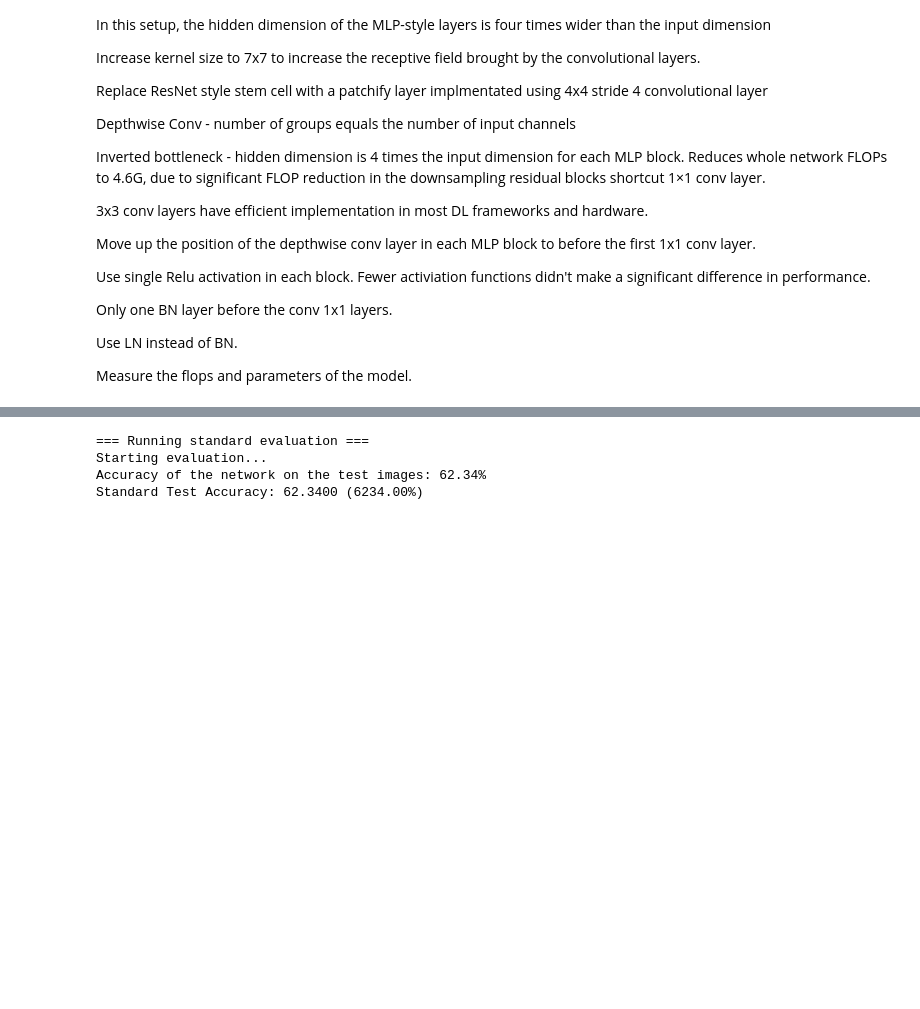
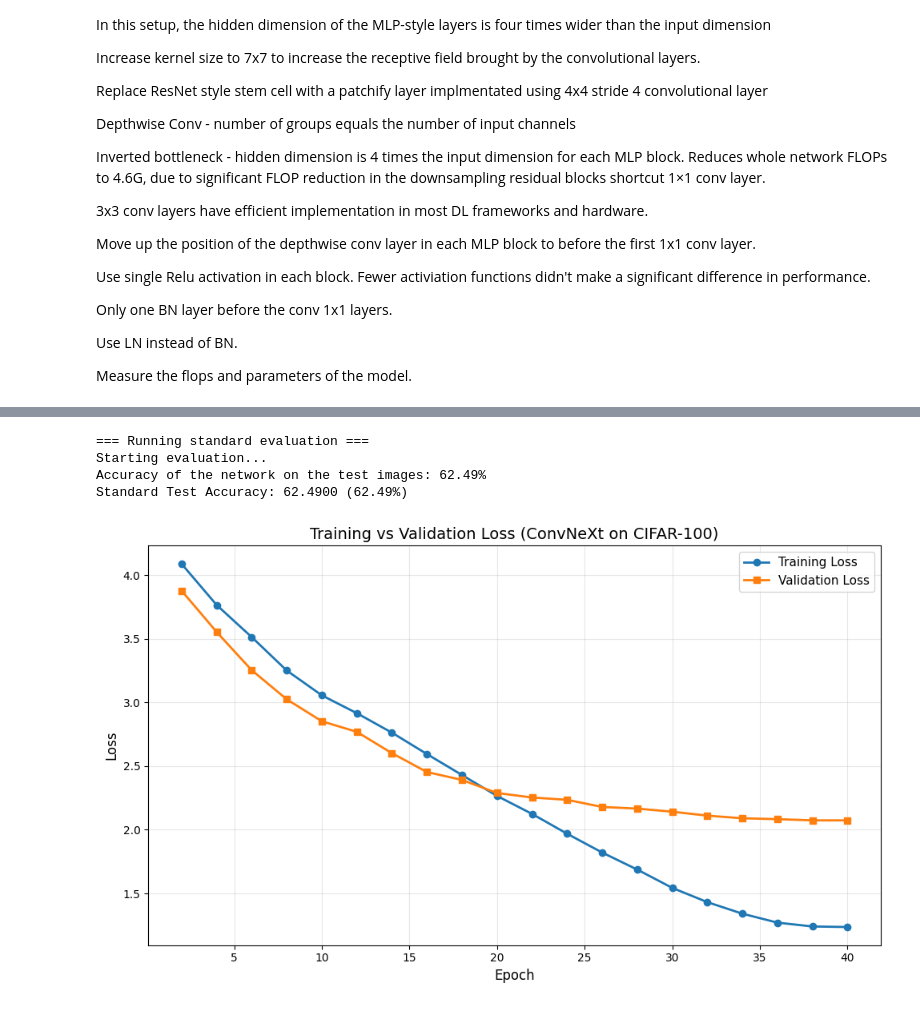
Before and after one commit to czhou578/ai-notebooks, a Jupyter notebook: convNeXt.ipynb, the cells around one changed output, grey strips where cells are left out. Saved outputs shown, nothing was run; the diff lists cells and outputs as text; code cells hidden in the pictures; blank space fills up the shorter version.

```diff
--- a/convNeXt.ipynb
+++ b/convNeXt.ipynb
@@ -179,7 +181,7 @@ test_loader = DataLoader(
 
 num_classes = 100
 
-model = ConvNeXt().to(device, memory_format=torch.channels_last)
+model = ConvNeXt().to(device)
 model = torch.compile(model)
 
 num_epochs = 40
@@ -193,7 +195,7 @@ optimizer = torch.optim.AdamW(
     model.parameters(),
     lr=3e-3,  # Keep this for now, let OneCycleLR handle it
     weight_decay=5e-4,
-    fused=True
+
 )
 
 scheduler = torch.optim.lr_scheduler.OneCycleLR(
@@ -215,6 +217,10 @@ end_event = torch.cuda.Event(enable_timing=True)
 
 start_event.record()
 
+train_losses = []
+val_losses = []
+epochs_recorded = []
+
 for epoch in range(num_epochs):
     print(f'Starting Epoch {epoch+1}')
     model.train()
@@ -224,17 +230,17 @@ for epoch in range(num_epochs):
 
     for i, data in enumerate(train_loader):
         inputs, targets = data
-        inputs, targets = inputs.to(device, memory_format=torch.channels_last, non_blocking=True), targets.to(device, non_blocking=True)
+        inputs, targets = inputs.to(device, non_blocking=True), targets.to(device, non_blocking=True)
 
         with torch.autocast(device_type='cuda', dtype=torch.float16):
             outputs = model(inputs)
             loss = loss_function(outputs, targets)
 
-        optimizer.zero_grad(set_to_none=True)
         scaler.scale(loss).backward()
         scaler.step(optimizer)
         scaler.update()
 
+        optimizer.zero_grad(set_to_none=True)
         scheduler.step()
 
         current_loss += loss.item()
@@ -259,7 +265,7 @@ for epoch in range(num_epochs):
         with torch.no_grad():
             for val_data in val_loader:
                 val_inputs, val_targets = val_data
-                val_inputs, val_targets = val_inputs.to(device, memory_format=torch.channels_last, non_blocking=True), val_targets.to(device, non_blocking=True)  # Convert inputs to FP16
+                val_inputs, val_targets = val_inputs.to(device, non_blocking=True), val_targets.to(device, non_blocking=True)  # Convert inputs to FP16
 
                 with torch.autocast(device_type='cuda', dtype=torch.float16):
                     val_outputs = model(val_inputs)
@@ -271,6 +277,10 @@ for epoch in range(num_epochs):
 
         avg_val_loss = val_loss / val_batches
 
+        train_losses.append(avg_train_loss)
+        val_losses.append(avg_val_loss)
+        epochs_recorded.append(epoch + 1)
+
         print(f'Epoch {epoch+1} finished')
         print(f'Training - Loss: {avg_train_loss:.4f}')
         print(f'Validation - Loss: {avg_val_loss:.4f}')
@@ -281,6 +291,6 @@ torch.cuda.synchronize()
 
 total_time_ms = start_event.elapsed_time(end_event=end_event)
 total_time_mn = total_time_ms / 1000 / 60
-print(f"\nTotal training time: {total_time_mins:.2f} minutes")
+print(f"\nTotal training time: {total_time_mn:.2f} minutes")
 # %% [output]
 Using device: cuda
@@ -316,8 +328,7 @@ def evaluate_test_set(model):
             images, labels = images.to(device), labels.to(device)
 
             # Use autocast for consistency if you trained with it
-            with torch.autocast(device_type='cuda', dtype=torch.float16):
-                outputs = model(images)
+            outputs = model(images)
 
             _, predicted = torch.max(outputs.data, 1)
             total += labels.size(0)
@@ -333,5 +344,33 @@ print(f'Standard Test Accuracy: {standard_accuracy:.4f} ({standard_accuracy:.2f}
 # %% [output]
 === Running standard evaluation ===
 Starting evaluation...
-Accuracy of the network on the test images: 62.34%
-Standard Test Accuracy: 62.3400 (6234.00%)
+Accuracy of the network on the test images: 62.49%
+Standard Test Accuracy: 62.4900 (62.49%)
+# %%
+# Plot training and validation loss
+plt.figure(figsize=(10, 6))
+plt.plot(epochs_recorded, train_losses, label='Training Loss', linewidth=2, marker='o')
+plt.plot(epochs_recorded, val_losses, label='Validation Loss', linewidth=2, marker='s')
+plt.xlabel('Epoch', fontsize=12)
+plt.ylabel('Loss', fontsize=12)
+plt.title('Training vs Validation Loss (ConvNeXt on CIFAR-100)', fontsize=14)
+plt.legend(fontsize=11)
+plt.grid(True, alpha=0.3)
+plt.tight_layout()
+plt.savefig('convnext_loss_curve.png', dpi=300, bbox_inches='tight')
+plt.show()
+
+# Print final gap analysis
+final_gap = val_losses[-1] - train_losses[-1]
+print(f"\nFinal training loss: {train_losses[-1]:.4f}")
+print(f"Final validation loss: {val_losses[-1]:.4f}")
+print(f"Gap (val - train): {final_gap:.4f}")
+
+if final_gap < 0.1:
+    print("✓ Model shows good generalization (small gap)")
+elif final_gap < 0.3:
+    print("⚠ Mild overfitting detected")
+else:
+    print("✗ Significant overfitting detected")
+# %% [output]
+[figure, added]
```
Also changed, not shown: parts of 3 cells of this notebook, 8 other files.
